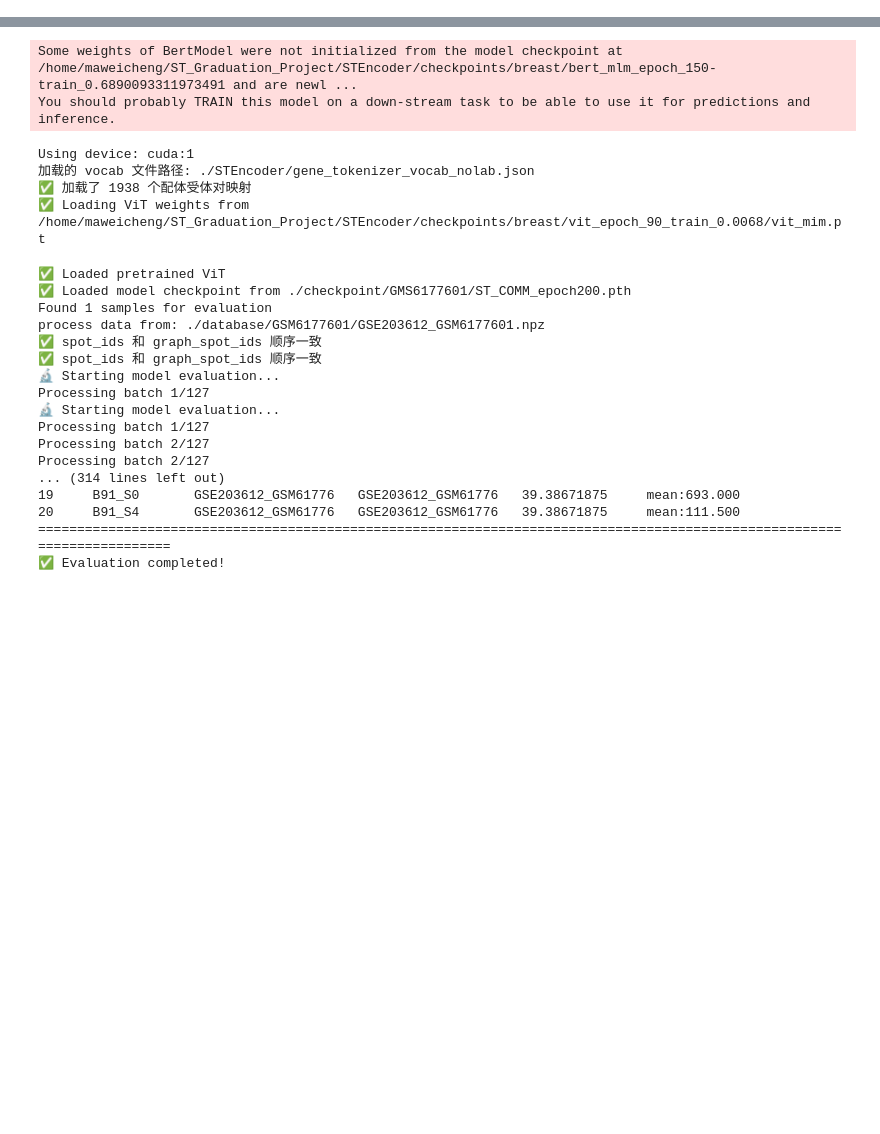
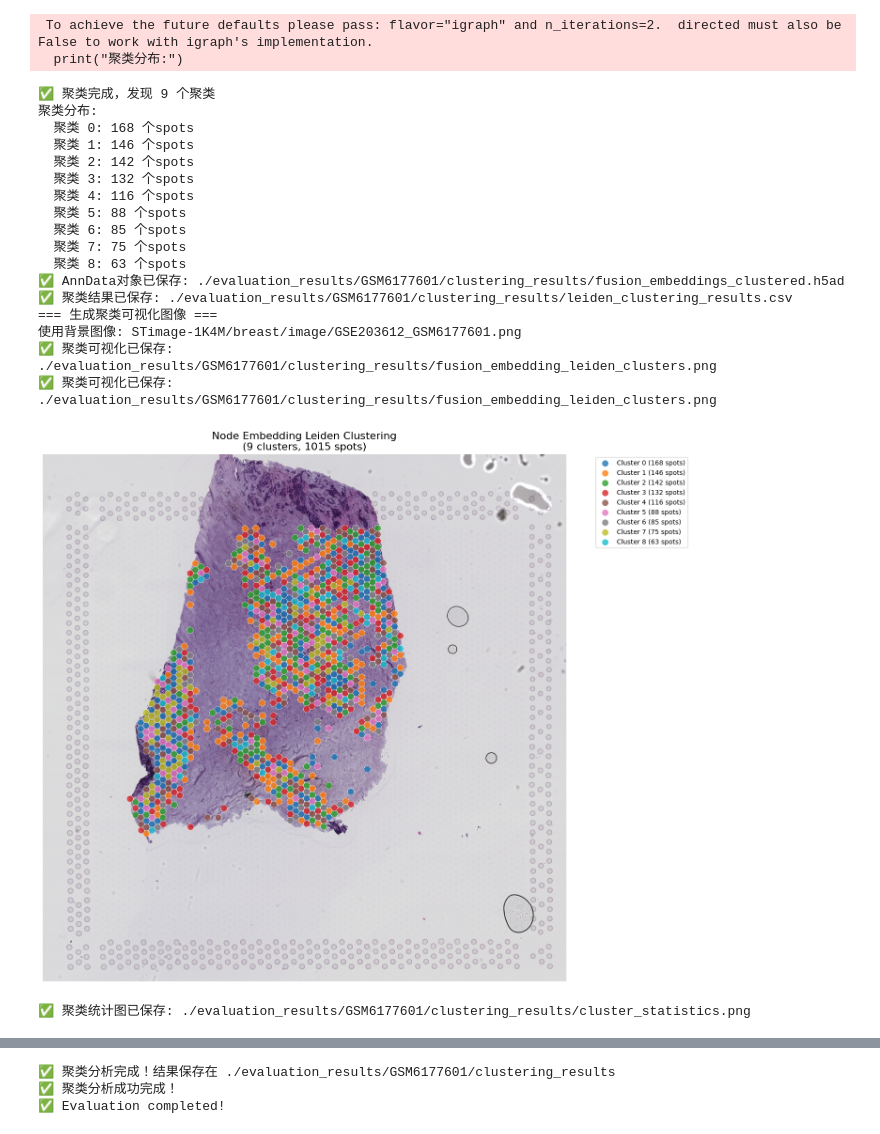
Before and after one commit to KuangQuanS/Spagraph, a Jupyter notebook: evaluate.ipynb, the cells around one changed output, grey strips where cells are left out. Drawn from its saved outputs; the diff is of its cells as text; code cells hidden in the pictures; blank space fills up the shorter version.

```diff
--- a/evaluate.ipynb
+++ b/evaluate.ipynb
@@ -1,4 +1,5 @@
 # %%
+# 带过滤功能的评估：只保留注意力权重>5且有配体受体对的边
 %run evaluate.py \
     --data_dir ./database/GSM6177601 \
     --vocab_file ./STEncoder/gene_tokenizer_vocab_nolab.json \
@@ -6,10 +7,15 @@
     --bert_pretrained_model /home/maweicheng/ST_Graduation_Project/STEncoder/checkpoints/breast/bert_mlm_epoch_150-train_0.6890093311973491 \
     --vit_pretrained_model /home/maweicheng/ST_Graduation_Project/STEncoder/checkpoints/breast/vit_epoch_90_train_0.0068/vit_mim.pt \
     --lr_mapping_file ./ligand_receptor_labeled.csv \
-    --output_dir ./evaluation_results \
-    --device cuda:1 \
+    --output_dir ./evaluation_results/GSM6177601 \
+    --device cuda:0 \
     --batch_size 8 \
     --top_k_edges 20 \
     --max_graph_edges 30 \
     --min_node_labels 15 \
-    --save_detailed
+    --attention_threshold 5.0 \
+    --filter_no_lr \
+    --save_detailed \
+    --enable_clustering \
+    --original_image_path STimage-1K4M/breast/image/GSE203612_GSM6177601.png
+# %% [output]
@@ -15,0 +60,21 @@
+ To achieve the future defaults please pass: flavor="igraph" and n_iterations=2.  directed must also be False to work with igraph's implementation.
+  print("聚类分布:")
+✅ 聚类完成，发现 9 个聚类
+聚类分布:
+  聚类 0: 168 个spots
+  聚类 1: 146 个spots
+  聚类 2: 142 个spots
+  聚类 3: 132 个spots
+  聚类 4: 116 个spots
+  聚类 5: 88 个spots
+  聚类 6: 85 个spots
+  聚类 7: 75 个spots
+  聚类 8: 63 个spots
+✅ AnnData对象已保存: ./evaluation_results/GSM6177601/clustering_results/fusion_embeddings_clustered.h5ad
+✅ 聚类结果已保存: ./evaluation_results/GSM6177601/clustering_results/leiden_clustering_results.csv
+=== 生成聚类可视化图像 ===
+使用背景图像: STimage-1K4M/breast/image/GSE203612_GSM6177601.png
+✅ 聚类可视化已保存: ./evaluation_results/GSM6177601/clustering_results/fusion_embedding_leiden_clusters.png
+✅ 聚类可视化已保存: ./evaluation_results/GSM6177601/clustering_results/fusion_embedding_leiden_clusters.png
+[figure, added]
+✅ 聚类统计图已保存: ./evaluation_results/GSM6177601/clustering_results/cluster_statistics.png
@@ -16,42 +82,3 @@
+✅ 聚类分析完成！结果保存在 ./evaluation_results/GSM6177601/clustering_results
+✅ 聚类分析成功完成！
+✅ Evaluation completed!
-# %%
-# 带过滤功能的评估：只保留注意力权重>5且有配体受体对的边
-%run evaluate.py \
-    --data_dir ./database/GSM6177601 \
-    --vocab_file ./STEncoder/gene_tokenizer_vocab_nolab.json \
-    --model_checkpoint ./checkpoint/GMS6177601/ST_COMM_epoch200.pth \
-    --bert_pretrained_model /home/maweicheng/ST_Graduation_Project/STEncoder/checkpoints/breast/bert_mlm_epoch_150-train_0.6890093311973491 \
-    --vit_pretrained_model /home/maweicheng/ST_Graduation_Project/STEncoder/checkpoints/breast/vit_epoch_90_train_0.0068/vit_mim.pt \
-    --lr_mapping_file ./ligand_receptor_labeled.csv \
-    --output_dir ./evaluation_results\
-    --device cuda:1 \
-    --batch_size 8 \
-    --top_k_edges 20 \
-    --max_graph_edges 30 \
-    --min_node_labels 15 \
-    --attention_threshold 5.0 \
-    --filter_no_lr \
-    --save_detailed
-# %% [output]
-Some weights of BertModel were not initialized from the model checkpoint at /home/maweicheng/ST_Graduation_Project/STEncoder/checkpoints/breast/bert_mlm_epoch_150-train_0.6890093311973491 and are newl ...
-You should probably TRAIN this model on a down-stream task to be able to use it for predictions and inference.
-Using device: cuda:1
-加载的 vocab 文件路径: ./STEncoder/gene_tokenizer_vocab_nolab.json
-✅ 加载了 1938 个配体受体对映射
-✅ Loading ViT weights from /home/maweicheng/ST_Graduation_Project/STEncoder/checkpoints/breast/vit_epoch_90_train_0.0068/vit_mim.pt
-✅ Loaded pretrained ViT
-✅ Loaded model checkpoint from ./checkpoint/GMS6177601/ST_COMM_epoch200.pth
-Found 1 samples for evaluation
-process data from: ./database/GSM6177601/GSE203612_GSM6177601.npz
-✅ spot_ids 和 graph_spot_ids 顺序一致
-✅ spot_ids 和 graph_spot_ids 顺序一致
-🔬 Starting model evaluation...
-Processing batch 1/127
-🔬 Starting model evaluation...
-Processing batch 1/127
-Processing batch 2/127
-Processing batch 2/127
-... (314 lines left out)
-19     B91_S0       GSE203612_GSM61776   GSE203612_GSM61776   39.38671875     mean:693.000
-20     B91_S4       GSE203612_GSM61776   GSE203612_GSM61776   39.38671875     mean:111.500
-========================================================================================================================
-✅ Evaluation completed!
```
Also changed, not shown: parts of 2 cells of this notebook, 8 other files.
